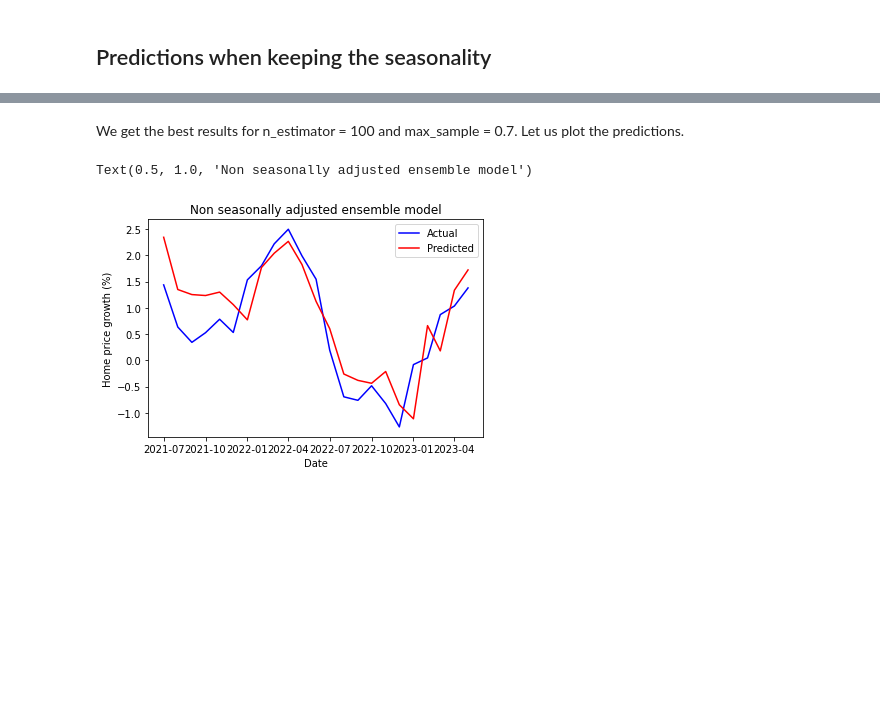
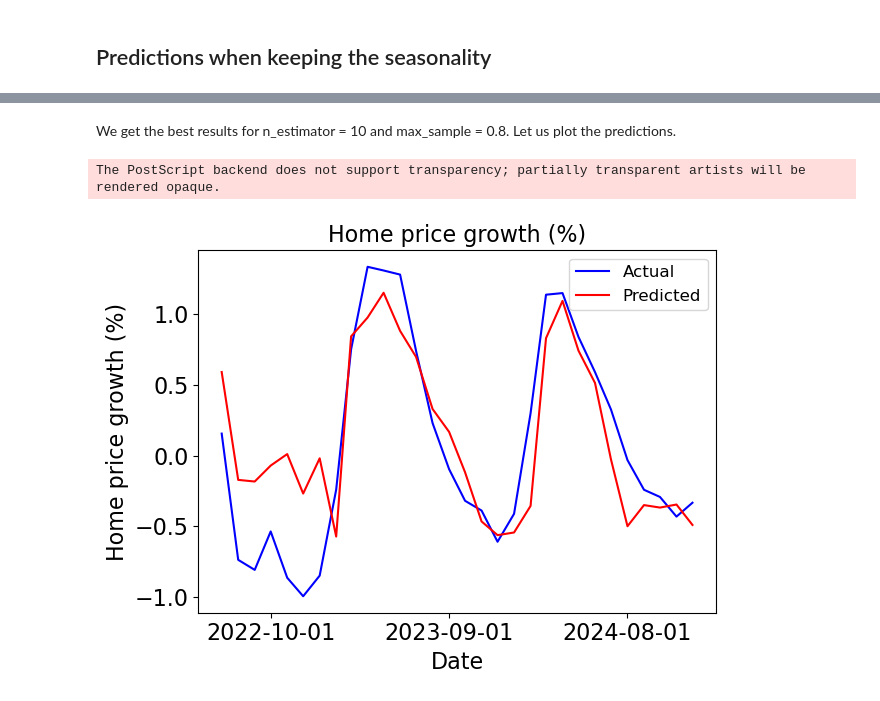
Before and after one commit to ArianeDucellier/forecasting, a Jupyter notebook: ensemble_LR.ipynb, the cells around one changed output, grey strips where cells are left out. Cells and saved outputs as stored; diff of their text form; code cells hidden in the pictures; blank space fills up the shorter version.

```diff
--- a/ensemble_LR.ipynb
+++ b/ensemble_LR.ipynb
@@ -111,19 +119,19 @@ print(error)
 # %% [markdown]
-We get the best results for n_estimator = 100 and max_sample = 0.7. Let us plot the predictions.
+We get the best results for n_estimator = 10 and max_sample = 0.8. Let us plot the predictions.
 # %%
-features_nsa = [('sales_raw', 1),
-                ('inventory_raw', 2),
-                ('new_listings_raw', 5),
-                ('mean_days_to_pending_raw', 1),
-                ('mean_sale_to_list_ratio_raw', 2),
-                ('median_days_to_pending_raw', 1),
-                ('median_sale_to_list_ratio_raw', 2),
-                ('newly_pending_listings_raw', 1),
-                ('pct_listings_price_cut_raw', 2),
-                ('pct_sold_above_list_price_raw', 2),
-                ('pct_sold_below_list_price_raw', 2)]
+features_nsa = [('Metro_sales_count_now_uc_sfrcondo_month', 1),
+                ('Metro_invt_fs_uc_sfrcondo_month', 1),
+                ('Metro_new_listings_uc_sfrcondo_month', 1),
+                ('Metro_mean_doz_pending_uc_sfrcondo_month', 1),
+                ('Metro_mean_sale_to_list_uc_sfrcondo_month', 2),
+                ('Metro_med_doz_pending_uc_sfrcondo_month', 1),
+                ('Metro_median_sale_to_list_uc_sfrcondo_month', 2),
+                ('Metro_new_pending_uc_sfrcondo_month', 1),
+                ('Metro_perc_listings_price_cut_uc_sfrcondo_month', 1),
+                ('Metro_pct_sold_above_list_uc_sfrcondo_month', 2),
+                ('Metro_pct_sold_below_list_uc_sfrcondo_month', 2)]
 # %%
-(y, y_hat) = backtest(features_nsa, 100, 0.7, ds_begin, ds_end, 36, False)
+(y, y_hat) = backtest(features_nsa, 10, 0.8, ds_begin, ds_end, 48, False)
 # %%
 MSE = mean_squared_error(y, y_hat)
 RMSE = sqrt(mean_squared_error(y, y_hat))
@@ -131,12 +139,22 @@ MAE = mean_absolute_error(y, y_hat)
 MAPE = mean_absolute_percentage_error(y, y_hat)
 R2 = r2_score(y, y_hat)
 # %%
+fig, ax = plt.subplots()
+
 plt.plot(dates, 100 * y, 'b-', label='Actual')
 plt.plot(dates, 100 * y_hat, 'r-', label='Predicted')
-plt.xlabel('Date')
-plt.ylabel('Home price growth (%)')
-plt.legend()
-plt.title('Non seasonally adjusted ensemble model')
+
+plt.xlabel('Date', fontsize=16)
+plt.ylabel('Home price growth (%)', fontsize=16)
+ax.tick_params(axis='x', labelsize=16)
+ax.tick_params(axis='y', labelsize=16)
+ax.xaxis.set_ticks([datetime(2022, 10, 1), datetime(2023, 9, 1), datetime(2024, 8, 1)])
+plt.legend(fontsize=12)
+plt.title('Home price growth (%)', fontsize=16)
+
+plt.tight_layout()
+plt.savefig('figures/ensemble_LR.eps', format='eps')
+plt.show()
 # %% [output]
-Text(0.5, 1.0, 'Non seasonally adjusted ensemble model')
+The PostScript backend does not support transparency; partially transparent artists will be rendered opaque.
-[figure, old version]
+[figure, new version]
```
Also changed, not shown: parts of 8 cells of this notebook, 55 other files.
